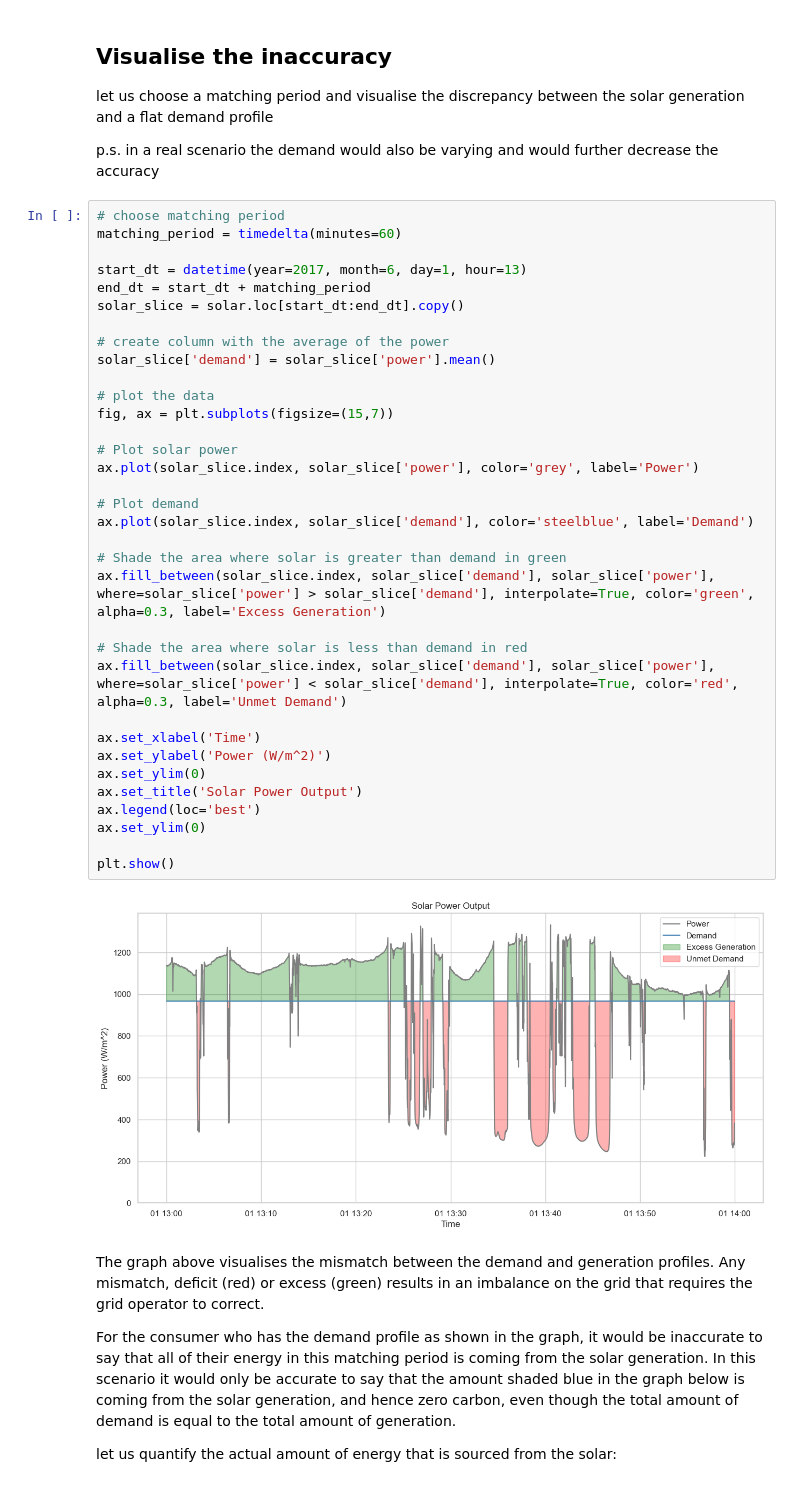
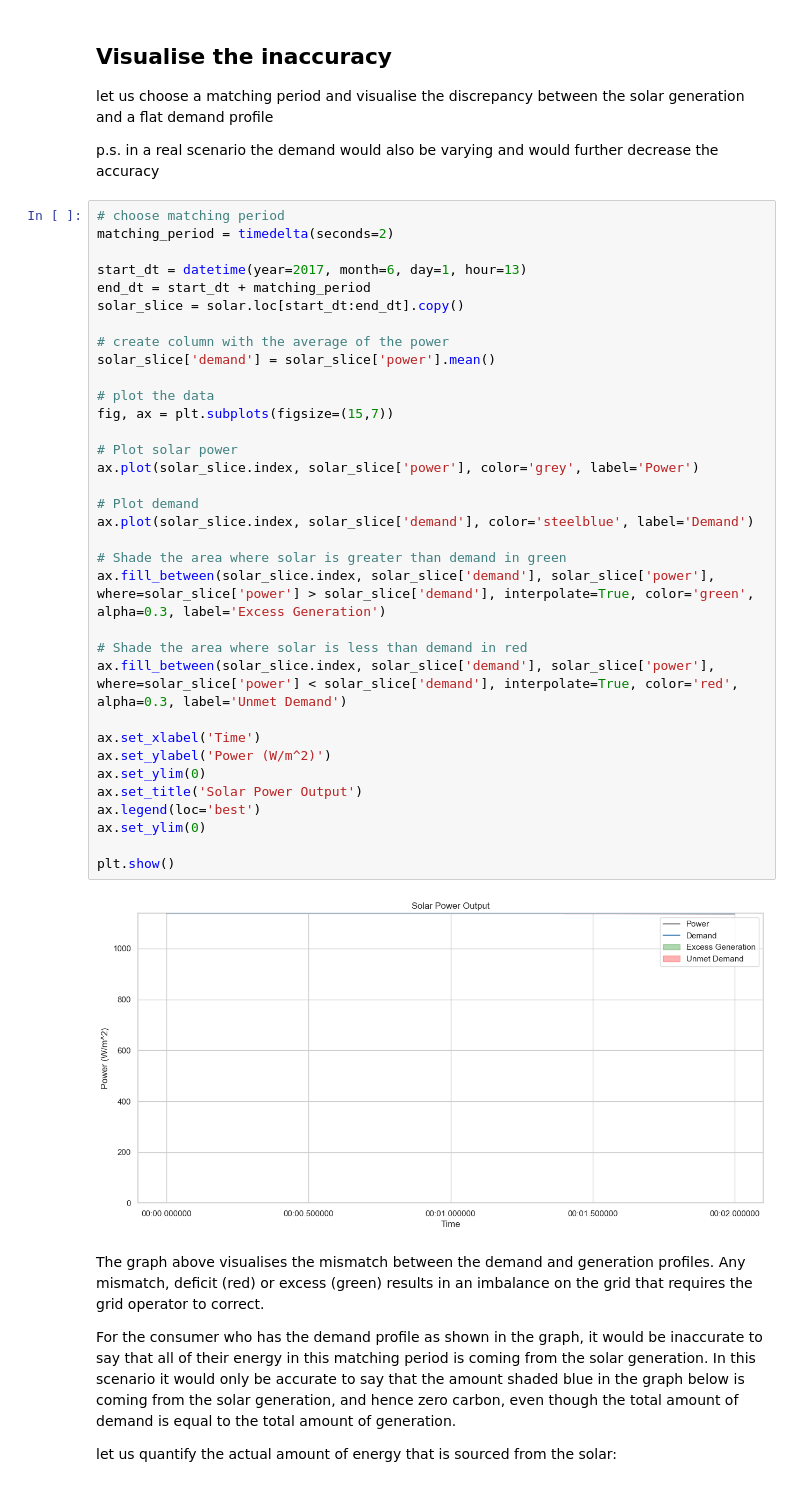
Before and after one commit to tennisnuts/P90-Explainer, a Jupyter notebook: P90-analysis-walkthrough.ipynb, the cells around one changed output. Cells and saved outputs as stored; diff of their text form.

```diff
--- a/P90-analysis-walkthrough.ipynb
+++ b/P90-analysis-walkthrough.ipynb
@@ -88,40 +88,40 @@ let us choose a matching period and visualise the discrepancy between the solar
 p.s. in a real scenario the demand would also be varying and would further decrease the accuracy
 # %%
 # choose matching period
-matching_period = timedelta(minutes=60)
+matching_period = timedelta(seconds=2)
 
 start_dt = datetime(year=2017, month=6, day=1, hour=13)
 end_dt = start_dt + matching_period
 solar_slice = solar.loc[start_dt:end_dt].copy()
 
 # create column with the average of the power
 solar_slice['demand'] = solar_slice['power'].mean()
 
 # plot the data
 fig, ax = plt.subplots(figsize=(15,7))
 
 # Plot solar power
 ax.plot(solar_slice.index, solar_slice['power'], color='grey', label='Power')
 
 # Plot demand
 ax.plot(solar_slice.index, solar_slice['demand'], color='steelblue', label='Demand')
 
 # Shade the area where solar is greater than demand in green
 ax.fill_between(solar_slice.index, solar_slice['demand'], solar_slice['power'], where=solar_slice['power'] > solar_slice['demand'], interpolate=True, color='green', alpha=0.3, label='Excess Generation')
 
 # Shade the area where solar is less than demand in red
 ax.fill_between(solar_slice.index, solar_slice['demand'], solar_slice['power'], where=solar_slice['power'] < solar_slice['demand'], interpolate=True, color='red', alpha=0.3, label='Unmet Demand')
 
 ax.set_xlabel('Time')
 ax.set_ylabel('Power (W/m^2)')
 ax.set_ylim(0)
 ax.set_title('Solar Power Output')
 ax.legend(loc='best')
 ax.set_ylim(0)
 
 plt.show()
 # %% [output]
-[figure, old version]
+[figure, new version]
 # %% [markdown]
 The graph above visualises the mismatch between the demand and generation profiles. Any mismatch, deficit (red) or excess (green) results in an imbalance on the grid that requires the grid operator to correct.
 
```
Also changed, not shown: parts of 8 cells of this notebook, 1 other file.
